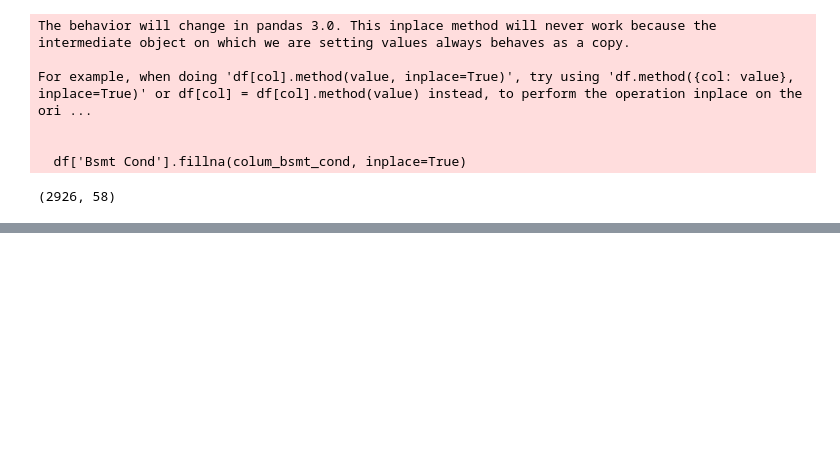
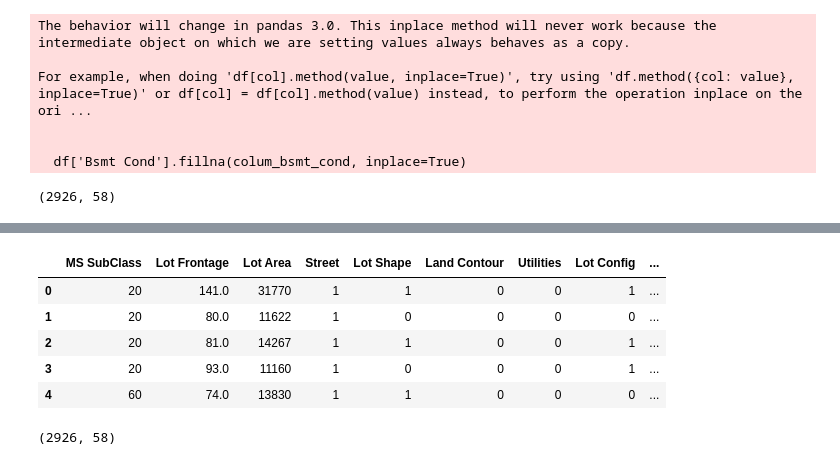
Before and after one commit to Bauagg/belajar-ai-engineer-1, a Jupyter notebook: prediction_house.ipynb, the cells around one changed output, grey strips where cells are left out. Drawn from its saved outputs; the diff is of its cells as text; code cells hidden in the pictures; blank space fills up the shorter version.

```diff
--- a/prediction_house.ipynb
+++ b/prediction_house.ipynb
@@ -195,0 +669,7 @@ df.shape
+# %%
+# Fix the data Garage Qual
+df['Garage Qual'].value_counts(dropna=False)
+le = sklearn.preprocessing.LabelEncoder()
+df['Garage Qual'] = le.fit_transform(df['Garage Qual'])
+# Cek hasil
+df['Garage Qual'].value_counts(dropna=False)
@@ -195,0 +684,7 @@ df.shape
+# %%
+# Fix the data Garage Cond
+df['Garage Cond'].value_counts(dropna=False)
+le = sklearn.preprocessing.LabelEncoder()
+df['Garage Cond'] = le.fit_transform(df['Garage Cond'])
+# Cek hasil
+df['Garage Cond'].value_counts(dropna=False)
@@ -195,0 +699,6 @@ df.shape
+# %%
+# Fix the data Paved Drive
+df['Paved Drive'].value_counts(dropna=False)
+df['Paved Drive'].replace({'Y': 1, 'P': 0.5, 'N': 0}, inplace=True)
+# Cek hasil
+df['Paved Drive'].value_counts(dropna=False)
@@ -195,0 +717,7 @@ df.shape
+# %%
+# Fix the data Sale Type
+df['Sale Type'].value_counts(dropna=False)
+le = sklearn.preprocessing.LabelEncoder()
+df['Sale Type'] = le.fit_transform(df['Sale Type'])
+# Cek hasil
+df['Sale Type'].value_counts(dropna=False)
@@ -195,0 +737,13 @@ df.shape
+# %%
+df.head()
+# %% [output]
+|  | MS SubClass | Lot Frontage | Lot Area | Street | Lot Shape | Land Contour | Utilities | Lot Config | ... |
+| 0 | 20 | 141.0 | 31770 | 1 | 1 | 0 | 0 | 1 | ... |
+| 1 | 20 | 80.0 | 11622 | 1 | 0 | 0 | 0 | 0 | ... |
+| 2 | 20 | 81.0 | 14267 | 1 | 1 | 0 | 0 | 1 | ... |
+| 3 | 20 | 93.0 | 11160 | 1 | 0 | 0 | 0 | 1 | ... |
+| 4 | 60 | 74.0 | 13830 | 1 | 1 | 0 | 0 | 0 | ... |
+# %%
+df.shape
+# %% [output]
+(2926, 58)
```
Also changed, not shown: parts of 34 cells of this notebook.
